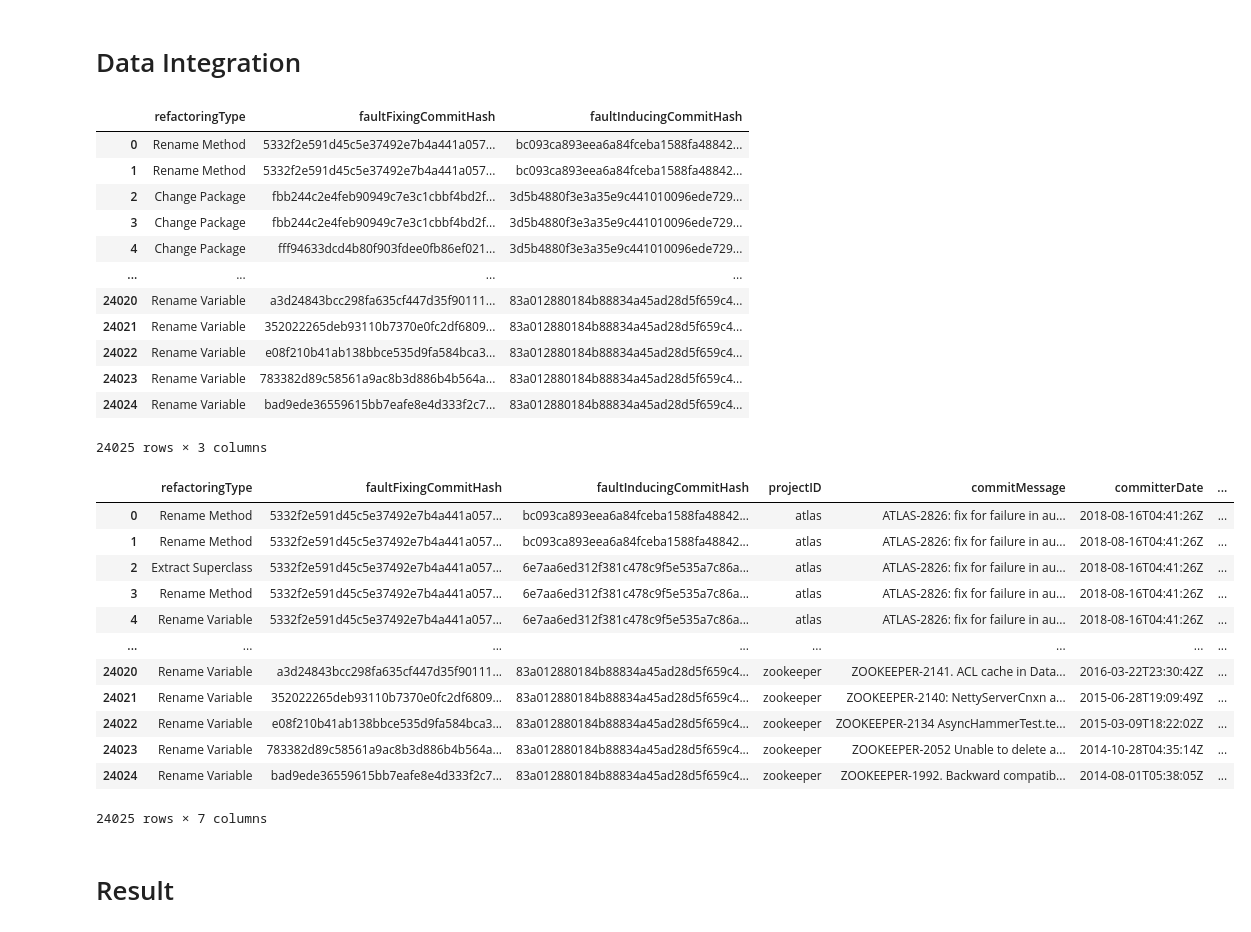
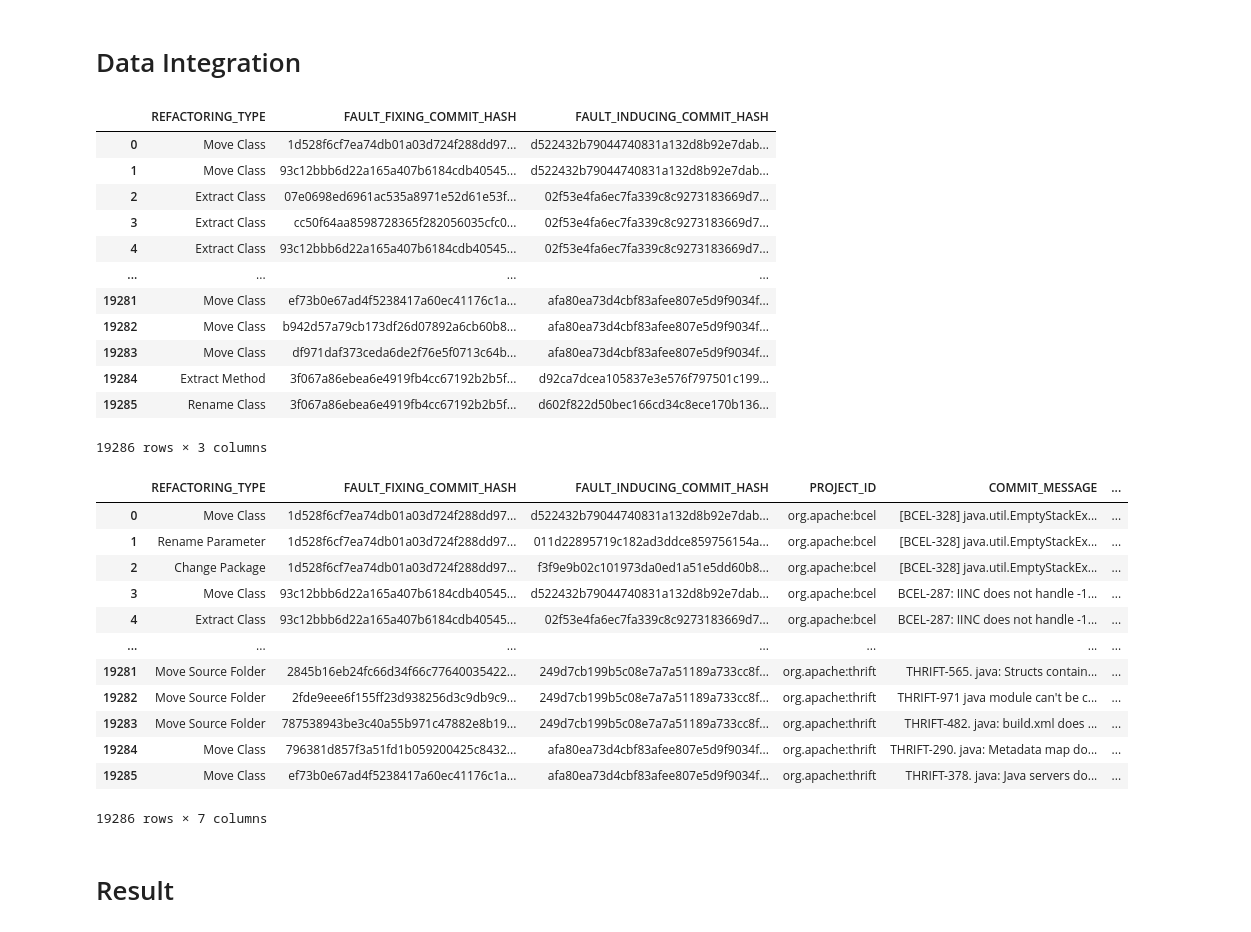
Before and after one commit to danigoju/Technical-Debt-DLMP, a Jupyter notebook: notebooks/data_preparation.ipynb, the cells around one changed output. Drawn from its saved outputs; the diff is of its cells as text; code cells hidden in the pictures.

Commit message:
data preparation with V2

```diff
--- a/notebooks/data_preparation.ipynb
+++ b/notebooks/data_preparation.ipynb
@@ -93,3 +87,3 @@ szz_fault_inducing_commits[szz_fault_inducing_commits["faultInducingTimestamp"]
 # %%
-szz_fault_inducing_commits = szz_fault_inducing_commits[szz_fault_inducing_commits["faultInducingTimestamp"] < szz_fault_inducing_commits["faultFixingTimestamp"]]
-print(szz_fault_inducing_commits.shape)
+# szz_fault_inducing_commits = szz_fault_inducing_commits[szz_fault_inducing_commits["faultInducingTimestamp"] < szz_fault_inducing_commits["faultFixingTimestamp"]]
+# print(szz_fault_inducing_commits.shape)
@@ -98,5 +90,5 @@ print(szz_fault_inducing_commits.shape)
 # %%
-szz_fault_inducing_commits = szz_fault_inducing_commits[["faultFixingCommitHash", "faultInducingCommitHash"]]
+szz_fault_inducing_commits = szz_fault_inducing_commits[["FAULT_FIXING_COMMIT_HASH", "FAULT_INDUCING_COMMIT_HASH"]]
 # %% [markdown]
 ## REFACTORING_MINER
 # %%
@@ -134,43 +126,43 @@ refactoring_miner[["commitHash", "refactoringType"]].drop_duplicates(ignore_inde
 # %%
-refactoring_miner = refactoring_miner[["commitHash", "refactoringType"]].drop_duplicates(ignore_index=True)
+refactoring_miner = refactoring_miner[["COMMIT_HASH", "REFACTORING_TYPE"]].drop_duplicates(ignore_index=True)
 # %% [markdown]
 # Data Integration
 # %%
-refactoring_fault_inducing = refactoring_miner.merge(szz_fault_inducing_commits, left_on="commitHash", right_on="faultInducingCommitHash")
-refactoring_fault_inducing = refactoring_fault_inducing.drop("commitHash", axis=1)
+refactoring_fault_inducing = refactoring_miner.merge(szz_fault_inducing_commits, left_on="COMMIT_HASH", right_on="FAULT_INDUCING_COMMIT_HASH")
+refactoring_fault_inducing = refactoring_fault_inducing.drop("COMMIT_HASH", axis=1)
 refactoring_fault_inducing
 # %% [output]
-|  | refactoringType | faultFixingCommitHash | faultInducingCommitHash |
-| 0 | Rename Method | 5332f2e591d45c5e37492e7b4a441a057... | bc093ca893eea6a84fceba1588fa48842... |
-| 1 | Rename Method | 5332f2e591d45c5e37492e7b4a441a057... | bc093ca893eea6a84fceba1588fa48842... |
-| 2 | Change Package | fbb244c2e4feb90949c7e3c1cbbf4bd2f... | 3d5b4880f3e3a35e9c441010096ede729... |
-| 3 | Change Package | fbb244c2e4feb90949c7e3c1cbbf4bd2f... | 3d5b4880f3e3a35e9c441010096ede729... |
-| 4 | Change Package | fff94633dcd4b80f903fdee0fb86ef021... | 3d5b4880f3e3a35e9c441010096ede729... |
+|  | REFACTORING_TYPE | FAULT_FIXING_COMMIT_HASH | FAULT_INDUCING_COMMIT_HASH |
+| 0 | Move Class | 1d528f6cf7ea74db01a03d724f288dd97... | d522432b79044740831a132d8b92e7dab... |
+| 1 | Move Class | 93c12bbb6d22a165a407b6184cdb40545... | d522432b79044740831a132d8b92e7dab... |
+| 2 | Extract Class | 07e0698ed6961ac535a8971e52d61e53f... | 02f53e4fa6ec7fa339c8c9273183669d7... |
+| 3 | Extract Class | cc50f64aa8598728365f282056035cfc0... | 02f53e4fa6ec7fa339c8c9273183669d7... |
+| 4 | Extract Class | 93c12bbb6d22a165a407b6184cdb40545... | 02f53e4fa6ec7fa339c8c9273183669d7... |
 | ... | ... | ... | ... |
-| 24020 | Rename Variable | a3d24843bcc298fa635cf447d35f90111... | 83a012880184b88834a45ad28d5f659c4... |
-| 24021 | Rename Variable | 352022265deb93110b7370e0fc2df6809... | 83a012880184b88834a45ad28d5f659c4... |
-| 24022 | Rename Variable | e08f210b41ab138bbce535d9fa584bca3... | 83a012880184b88834a45ad28d5f659c4... |
-| 24023 | Rename Variable | 783382d89c58561a9ac8b3d886b4b564a... | 83a012880184b88834a45ad28d5f659c4... |
-| 24024 | Rename Variable | bad9ede36559615bb7eafe8e4d333f2c7... | 83a012880184b88834a45ad28d5f659c4... |
+| 19281 | Move Class | ef73b0e67ad4f5238417a60ec41176c1a... | afa80ea73d4cbf83afee807e5d9f9034f... |
+| 19282 | Move Class | b942d57a79cb173df26d07892a6cb60b8... | afa80ea73d4cbf83afee807e5d9f9034f... |
+| 19283 | Move Class | df971daf373ceda6de2f76e5f0713c64b... | afa80ea73d4cbf83afee807e5d9f9034f... |
+| 19284 | Extract Method | 3f067a86ebea6e4919fb4cc67192b2b5f... | d92ca7dcea105837e3e576f797501c199... |
+| 19285 | Rename Class | 3f067a86ebea6e4919fb4cc67192b2b5f... | d602f822d50bec166cd34c8ece170b136... |
-24025 rows × 3 columns
+19286 rows × 3 columns
 # %%
-fault_fixing_commits = refactoring_fault_inducing.merge(git_commits, left_on="faultFixingCommitHash", right_on="commitHash")
-fault_fixing_commits = fault_fixing_commits.drop("commitHash", axis=1)
+fault_fixing_commits = refactoring_fault_inducing.merge(git_commits, left_on="FAULT_FIXING_COMMIT_HASH", right_on="COMMIT_HASH")
+fault_fixing_commits = fault_fixing_commits.drop("COMMIT_HASH", axis=1)
 fault_fixing_commits
 # %% [output]
-|  | refactoringType | faultFixingCommitHash | faultInducingCommitHash | projectID | commitMessage | committerDate | ... |
-| 0 | Rename Method | 5332f2e591d45c5e37492e7b4a441a057... | bc093ca893eea6a84fceba1588fa48842... | atlas | ATLAS-2826: fix for failure in au... | 2018-08-16T04:41:26Z | ... |
-| 1 | Rename Method | 5332f2e591d45c5e37492e7b4a441a057... | bc093ca893eea6a84fceba1588fa48842... | atlas | ATLAS-2826: fix for failure in au... | 2018-08-16T04:41:26Z | ... |
-| 2 | Extract Superclass | 5332f2e591d45c5e37492e7b4a441a057... | 6e7aa6ed312f381c478c9f5e535a7c86a... | atlas | ATLAS-2826: fix for failure in au... | 2018-08-16T04:41:26Z | ... |
-| 3 | Rename Method | 5332f2e591d45c5e37492e7b4a441a057... | 6e7aa6ed312f381c478c9f5e535a7c86a... | atlas | ATLAS-2826: fix for failure in au... | 2018-08-16T04:41:26Z | ... |
-| 4 | Rename Variable | 5332f2e591d45c5e37492e7b4a441a057... | 6e7aa6ed312f381c478c9f5e535a7c86a... | atlas | ATLAS-2826: fix for failure in au... | 2018-08-16T04:41:26Z | ... |
-| ... | ... | ... | ... | ... | ... | ... | ... |
-| 24020 | Rename Variable | a3d24843bcc298fa635cf447d35f90111... | 83a012880184b88834a45ad28d5f659c4... | zookeeper | ZOOKEEPER-2141. ACL cache in Data... | 2016-03-22T23:30:42Z | ... |
-| 24021 | Rename Variable | 352022265deb93110b7370e0fc2df6809... | 83a012880184b88834a45ad28d5f659c4... | zookeeper | ZOOKEEPER-2140: NettyServerCnxn a... | 2015-06-28T19:09:49Z | ... |
-| 24022 | Rename Variable | e08f210b41ab138bbce535d9fa584bca3... | 83a012880184b88834a45ad28d5f659c4... | zookeeper | ZOOKEEPER-2134 AsyncHammerTest.te... | 2015-03-09T18:22:02Z | ... |
-| 24023 | Rename Variable | 783382d89c58561a9ac8b3d886b4b564a... | 83a012880184b88834a45ad28d5f659c4... | zookeeper | ZOOKEEPER-2052 Unable to delete a... | 2014-10-28T04:35:14Z | ... |
-| 24024 | Rename Variable | bad9ede36559615bb7eafe8e4d333f2c7... | 83a012880184b88834a45ad28d5f659c4... | zookeeper | ZOOKEEPER-1992. Backward compatib... | 2014-08-01T05:38:05Z | ... |
+|  | REFACTORING_TYPE | FAULT_FIXING_COMMIT_HASH | FAULT_INDUCING_COMMIT_HASH | PROJECT_ID | COMMIT_MESSAGE | ... |
+| 0 | Move Class | 1d528f6cf7ea74db01a03d724f288dd97... | d522432b79044740831a132d8b92e7dab... | org.apache:bcel | [BCEL-328] java.util.EmptyStackEx... | ... |
+| 1 | Rename Parameter | 1d528f6cf7ea74db01a03d724f288dd97... | 011d22895719c182ad3ddce859756154a... | org.apache:bcel | [BCEL-328] java.util.EmptyStackEx... | ... |
+| 2 | Change Package | 1d528f6cf7ea74db01a03d724f288dd97... | f3f9e9b02c101973da0ed1a51e5dd60b8... | org.apache:bcel | [BCEL-328] java.util.EmptyStackEx... | ... |
+| 3 | Move Class | 93c12bbb6d22a165a407b6184cdb40545... | d522432b79044740831a132d8b92e7dab... | org.apache:bcel | BCEL-287: IINC does not handle -1... | ... |
+| 4 | Extract Class | 93c12bbb6d22a165a407b6184cdb40545... | 02f53e4fa6ec7fa339c8c9273183669d7... | org.apache:bcel | BCEL-287: IINC does not handle -1... | ... |
+| ... | ... | ... | ... | ... | ... | ... |
+| 19281 | Move Source Folder | 2845b16eb24fc66d34f66c77640035422... | 249d7cb199b5c08e7a7a51189a733cc8f... | org.apache:thrift | THRIFT-565. java: Structs contain... | ... |
+| 19282 | Move Source Folder | 2fde9eee6f155ff23d938256d3c9db9c9... | 249d7cb199b5c08e7a7a51189a733cc8f... | org.apache:thrift | THRIFT-971 java module can't be c... | ... |
+| 19283 | Move Source Folder | 787538943be3c40a55b971c47882e8b19... | 249d7cb199b5c08e7a7a51189a733cc8f... | org.apache:thrift | THRIFT-482. java: build.xml does ... | ... |
+| 19284 | Move Class | 796381d857f3a51fd1b059200425c8432... | afa80ea73d4cbf83afee807e5d9f9034f... | org.apache:thrift | THRIFT-290. java: Metadata map do... | ... |
+| 19285 | Move Class | ef73b0e67ad4f5238417a60ec41176c1a... | afa80ea73d4cbf83afee807e5d9f9034f... | org.apache:thrift | THRIFT-378. java: Java servers do... | ... |
-24025 rows × 7 columns
+19286 rows × 7 columns
 # %% [markdown]
 # Result
 # %%
```
Also changed, not shown: parts of 16 cells of this notebook.
